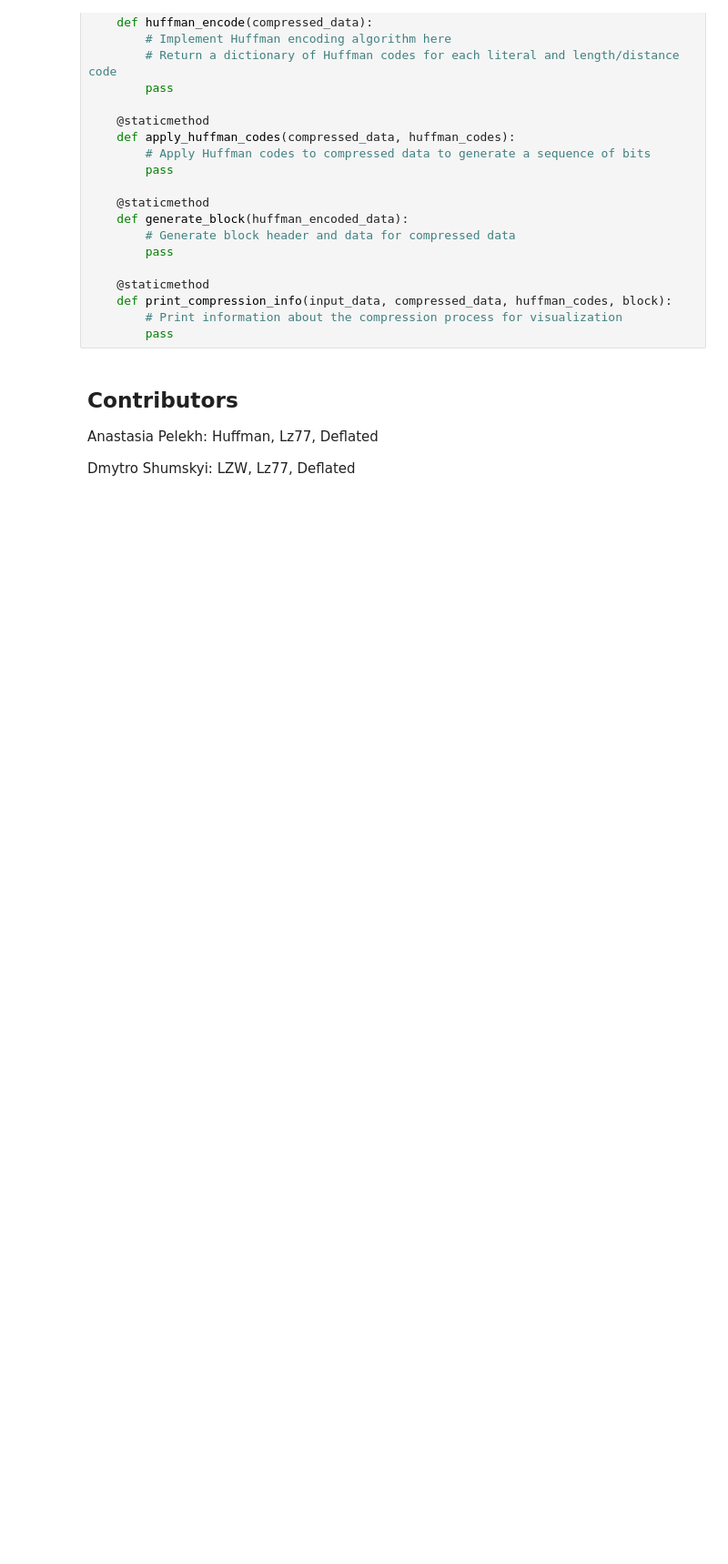
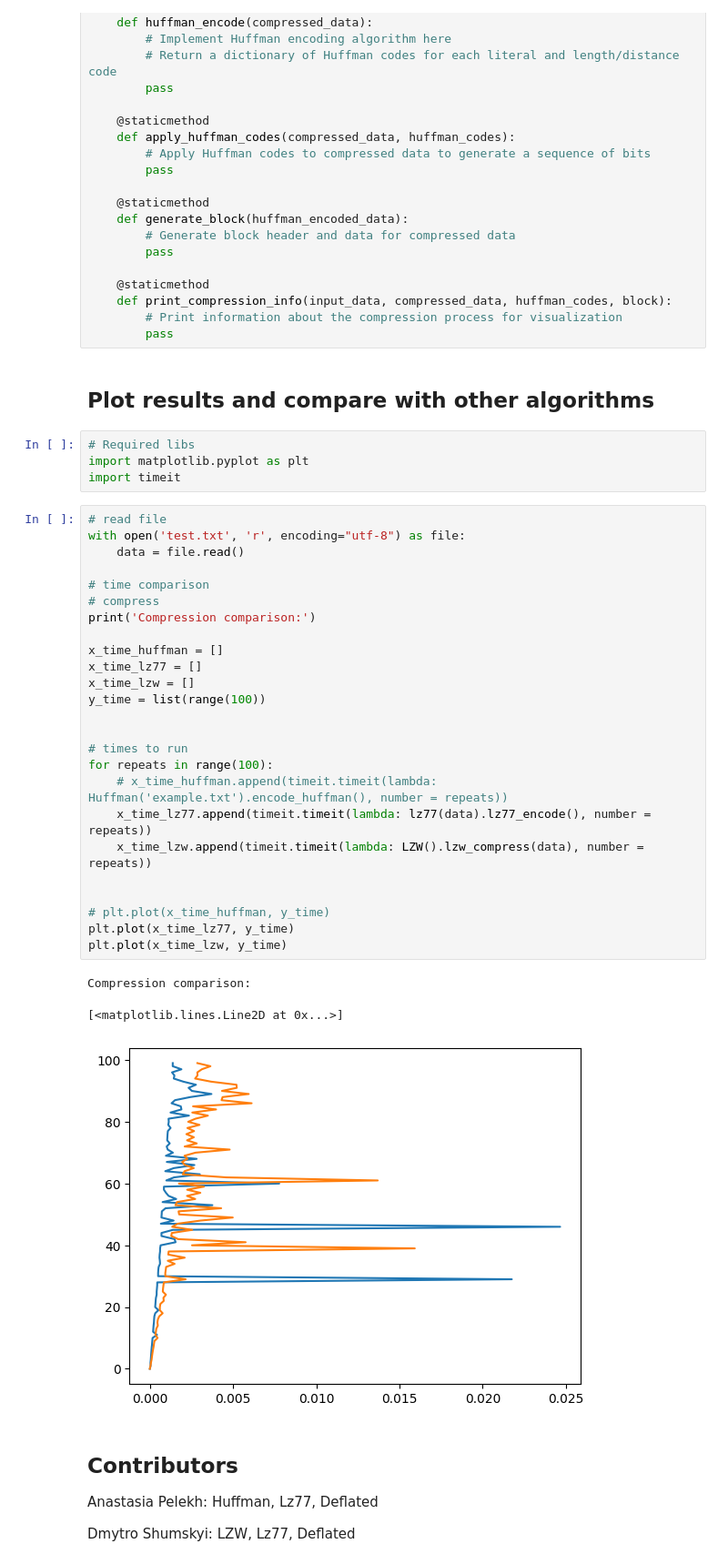
Before and after one commit to DmShums/compression_algorithms, a Jupyter notebook: compressed_algorithms.ipynb, the cells around one changed output. Shown: that part at 91% size. Cells and saved outputs as stored; diff of their text form; blank space fills up the shorter version.

Commit message:
plot commit

```diff
--- a/compressed_algorithms.ipynb
+++ b/compressed_algorithms.ipynb
@@ -454,6 +454,41 @@ class Deflate:
     def print_compression_info(input_data, compressed_data, huffman_codes, block):
         # Print information about the compression process for visualization
         pass
+# %% [markdown]
+## Plot results and compare with other algorithms
+# %%
+# Required libs
+import matplotlib.pyplot as plt
+import timeit
+# %%
+# read file
+with open('test.txt', 'r', encoding="utf-8") as file:
+    data = file.read()
+
+# time comparison
+# compress
+print('Compression comparison:')
+
+x_time_huffman = []
+x_time_lz77 = []
+x_time_lzw = []
+y_time = list(range(100))
+
+
+# times to run
+for repeats in range(100):
+    # x_time_huffman.append(timeit.timeit(lambda: Huffman('example.txt').encode_huffman(), number = repeats))
+    x_time_lz77.append(timeit.timeit(lambda: lz77(data).lz77_encode(), number = repeats))
+    x_time_lzw.append(timeit.timeit(lambda: LZW().lzw_compress(data), number = repeats))
+
+
+# plt.plot(x_time_huffman, y_time)
+plt.plot(x_time_lz77, y_time)
+plt.plot(x_time_lzw, y_time)
+# %% [output]
+Compression comparison:
+[<matplotlib.lines.Line2D at 0x...>]
+[figure, added]
 # %% [markdown]
 ## Contributors
 
```
Also changed, not shown: parts of 1 cell of this notebook.
